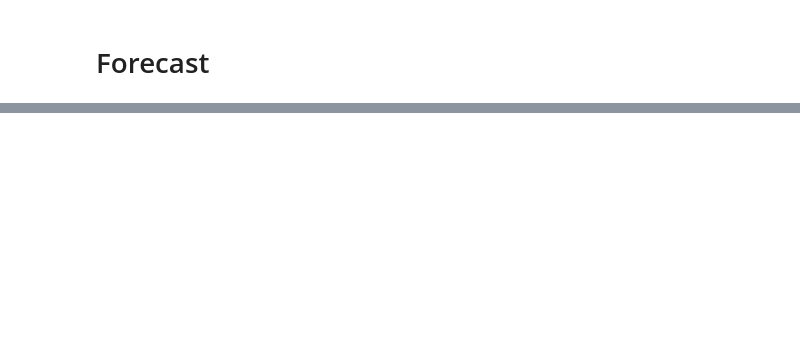
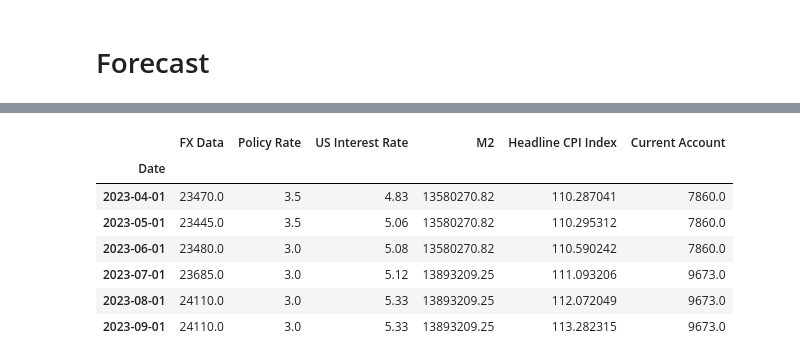
Before and after one commit to czarhirah/Econometrics, a Jupyter notebook: Zah/RNN LSTM v5.ipynb, the cells around one changed output, grey strips where cells are left out. Drawn from its saved outputs; the diff is of its cells as text; code cells hidden in the pictures; blank space fills up the shorter version.

Commit message:
arima v7
with cleaned up data

```diff
--- a/Zah/RNN LSTM v5.ipynb
+++ b/Zah/RNN LSTM v5.ipynb
@@ -281,0 +256,11 @@ plt.legend()
+# %%
+fulldataset
+# %% [output]
+|  | FX Data | Policy Rate | US Interest Rate | M2 | Headline CPI Index | Current Account |
+| Date |  |  |  |  |  |  |
+| 2023-04-01 | 23470.0 | 3.5 | 4.83 | 13580270.82 | 110.287041 | 7860.0 |
+| 2023-05-01 | 23445.0 | 3.5 | 5.06 | 13580270.82 | 110.295312 | 7860.0 |
+| 2023-06-01 | 23480.0 | 3.0 | 5.08 | 13580270.82 | 110.590242 | 7860.0 |
+| 2023-07-01 | 23685.0 | 3.0 | 5.12 | 13893209.25 | 111.093206 | 9673.0 |
+| 2023-08-01 | 24110.0 | 3.0 | 5.33 | 13893209.25 | 112.072049 | 9673.0 |
+| 2023-09-01 | 24110.0 | 3.0 | 5.33 | 13893209.25 | 113.282315 | 9673.0 |
```
Also changed, not shown: parts of 8 cells of this notebook, 2 other files.
